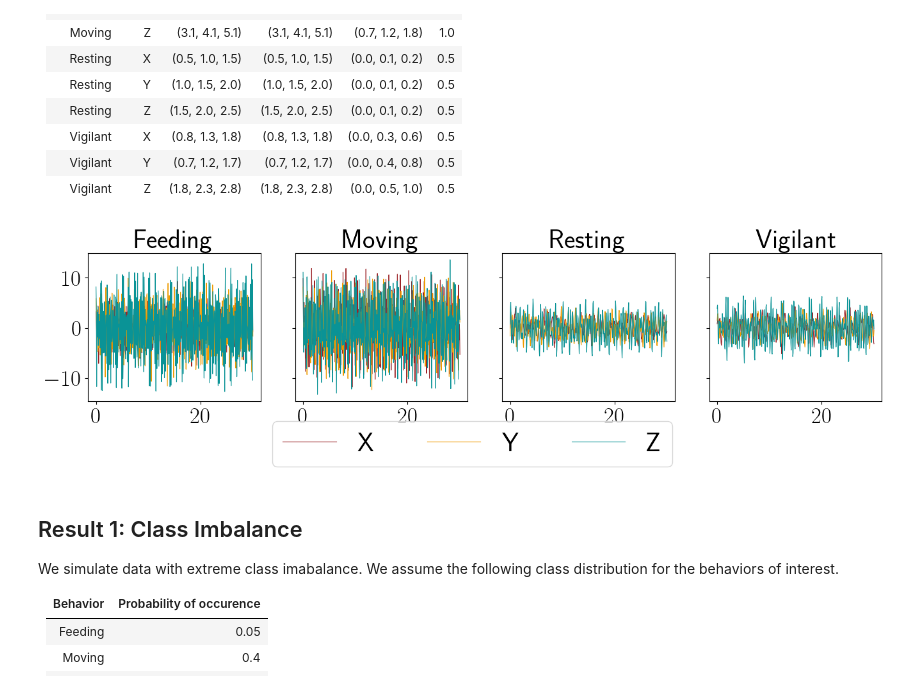
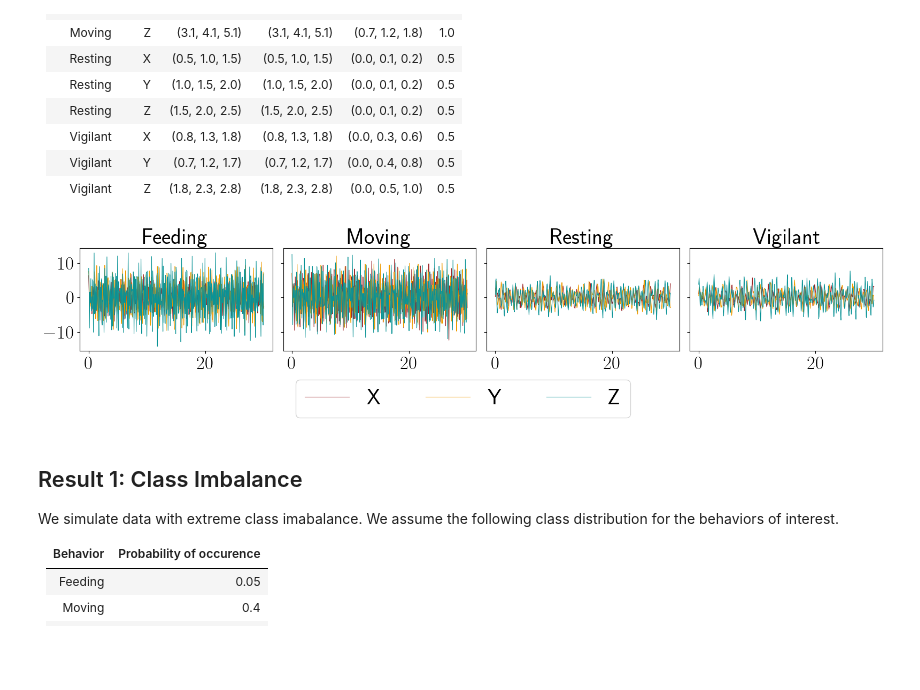
Before and after one commit to medhaaga/AWD-Biologging, a Jupyter notebook: notebooks/simulation_results.ipynb, the cells around one changed output. Saved outputs shown, nothing was run; the diff lists cells and outputs as text; code cells hidden in the pictures; blank space fills up the shorter version.

```diff
--- a/notebooks/simulation_results.ipynb
+++ b/notebooks/simulation_results.ipynb
@@ -115,26 +120,26 @@ os.makedirs(test_root_dir, exist_ok=True)
 # %%
 t = np.linspace(0, 30, 30*config.SAMPLING_RATE)
 data_constants = config.SIMULATION_CONSTANTS
 colors = ['#9b2226', '#ee9b00', '#0a9396']
 fig, axs = plt.subplots(1, len(config.SIM_BEHAVIORS), figsize=(4*len(config.SIM_BEHAVIORS),3), sharey=True)
 for i, observed_behavior in enumerate(config.SIM_BEHAVIORS):
     for j, axis in enumerate(['X', 'Y', 'Z']):
         f, A, phi, sigma = data_constants.loc[(data_constants["Behavior"] == observed_behavior) & (data_constants["Axis"] == axis), ['f', 'A', 'phi', 'sigma']].values[0]
         signal = simulate_axis_signal(f, A, phi, sigma, len(t), tau=0.35)
 
         if i == 0:
             axs[i].plot(t, signal, label=axis, linewidth=0.8, color=colors[j])
         else:
             axs[i].plot(t, signal, linewidth=0.8, color=colors[j])
 
     axs[i].set_title(observed_behavior)
 
 fig.legend(loc="lower center", ncol=3, bbox_to_anchor=(0.5,-0.3))
-# plt.tight_layout()
+plt.tight_layout()
 plt.savefig(os.path.join(test_root_dir, 'sim_train_signal.pdf'))
 plt.show()
 # %% [output]
-[figure, old version]
+[figure, new version]
 # %% [markdown]
 ## Result 1: Class Imbalance
 
```
Also changed, not shown: parts of 3 cells of this notebook, 4 other files.
